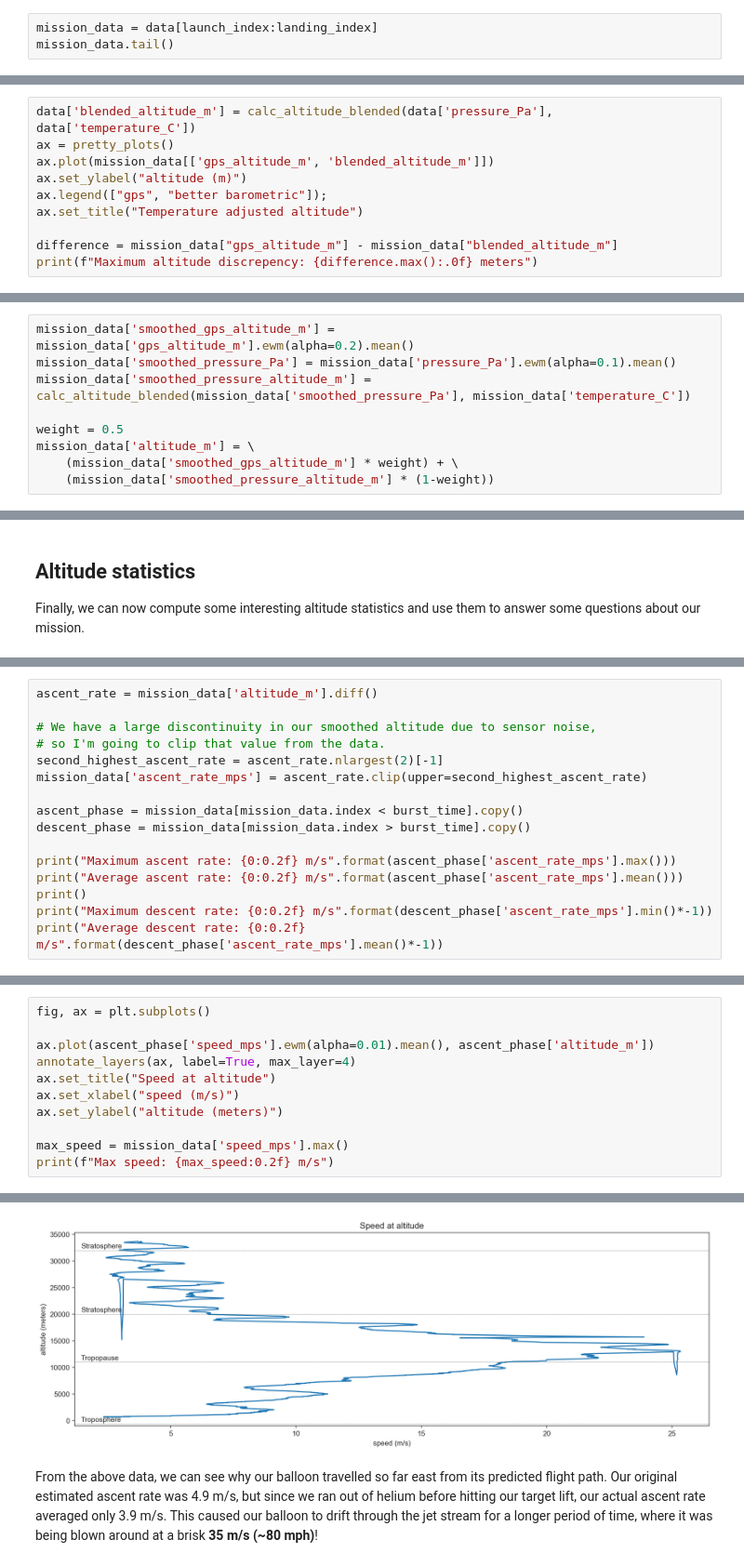
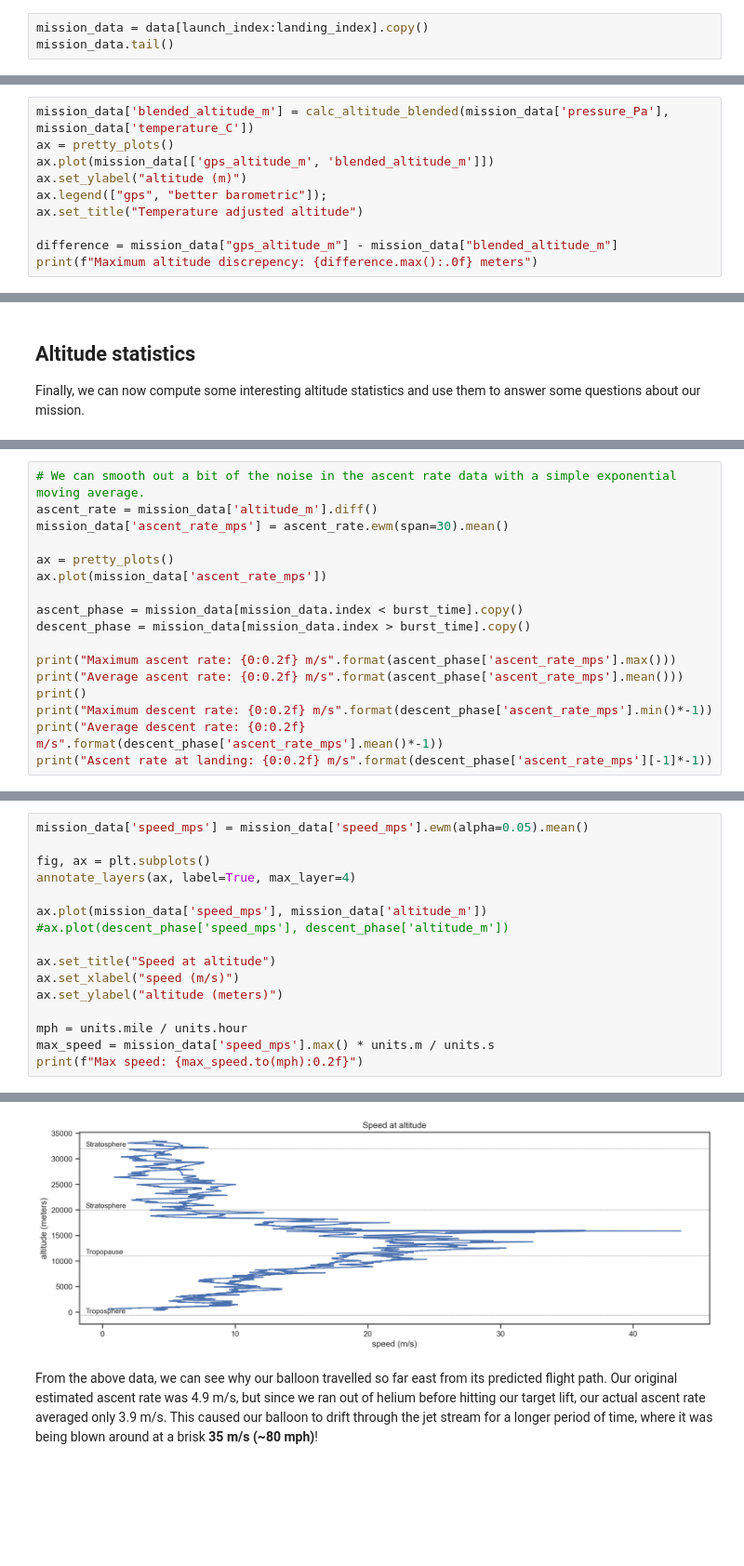
Before and after one commit to sea7aero/graupel-2, a Jupyter notebook: book/data-analysis.ipynb, the cells around one changed output, grey strips where cells are left out. Shown at 93% size. Saved outputs shown, nothing was run; the diff lists cells and outputs as text; blank space fills up the shorter version.

```diff
--- a/book/data-analysis.ipynb
+++ b/book/data-analysis.ipynb
@@ -89,7 +89,7 @@ Mission Duration  : 0 days 03:13:26
 Ascent Duration   : 0 days 02:36:14
 Descent Duration  : 0 days 00:37:12
 # %%
-mission_data = data[launch_index:landing_index]
+mission_data = data[launch_index:landing_index].copy()
 mission_data.tail()
 # %% [output]
 |  | millis | year | month | day | hour | minute | second | voltage | satellites | hdop | ... |
@@ -223,7 +225,7 @@ def calc_altitude_blended(pressure_Pa, temperature_C):
 
 calc_altitude_blended = np.vectorize(calc_altitude_blended)
 # %%
-data['blended_altitude_m'] = calc_altitude_blended(data['pressure_Pa'], data['temperature_C'])
+mission_data['blended_altitude_m'] = calc_altitude_blended(mission_data['pressure_Pa'], mission_data['temperature_C'])
 ax = pretty_plots()
 ax.plot(mission_data[['gps_altitude_m', 'blended_altitude_m']])
 ax.set_ylabel("altitude (m)")
@@ -380,9 +309,0 @@ The noise in the barometric pressure appears much more normally distributed than
-# %%
-mission_data['smoothed_gps_altitude_m'] = mission_data['gps_altitude_m'].ewm(alpha=0.2).mean()
-mission_data['smoothed_pressure_Pa'] = mission_data['pressure_Pa'].ewm(alpha=0.1).mean()
-mission_data['smoothed_pressure_altitude_m'] = calc_altitude_blended(mission_data['smoothed_pressure_Pa'], mission_data['temperature_C'])
-
-weight = 0.5
-mission_data['altitude_m'] = \
-    (mission_data['smoothed_gps_altitude_m'] * weight) + \
-    (mission_data['smoothed_pressure_altitude_m'] * (1-weight))
@@ -431,10 +322,10 @@ Burst altitude: 33678.2 meters (110420.3 feet)
 # %%
+# We can smooth out a bit of the noise in the ascent rate data with a simple exponential moving average.
 ascent_rate = mission_data['altitude_m'].diff()
+mission_data['ascent_rate_mps'] = ascent_rate.ewm(span=30).mean()
 
-# We have a large discontinuity in our smoothed altitude due to sensor noise,
-# so I'm going to clip that value from the data.
-second_highest_ascent_rate = ascent_rate.nlargest(2)[-1]
-mission_data['ascent_rate_mps'] = ascent_rate.clip(upper=second_highest_ascent_rate)
+ax = pretty_plots()
+ax.plot(mission_data['ascent_rate_mps'])
 
 ascent_phase = mission_data[mission_data.index < burst_time].copy()
 descent_phase = mission_data[mission_data.index > burst_time].copy()
@@ -444,4 +335,5 @@ print("Average ascent rate: {0:0.2f} m/s".format(ascent_phase['ascent_rate_mps']
 print()
 print("Maximum descent rate: {0:0.2f} m/s".format(descent_phase['ascent_rate_mps'].min()*-1))
 print("Average descent rate: {0:0.2f} m/s".format(descent_phase['ascent_rate_mps'].mean()*-1))
+print("Ascent rate at landing: {0:0.2f} m/s".format(descent_phase['ascent_rate_mps'][-1]*-1))
 # %% [output]
@@ -458,12 +353,17 @@ See the caveats in the documentation: https://pandas.pydata.org/pandas-docs/stab
 # %%
+mission_data['speed_mps'] = mission_data['speed_mps'].ewm(alpha=0.05).mean()
+
 fig, ax = plt.subplots()
+annotate_layers(ax, label=True, max_layer=4)
 
-ax.plot(ascent_phase['speed_mps'].ewm(alpha=0.01).mean(), ascent_phase['altitude_m'])
-annotate_layers(ax, label=True, max_layer=4)
+ax.plot(mission_data['speed_mps'], mission_data['altitude_m'])
+#ax.plot(descent_phase['speed_mps'], descent_phase['altitude_m'])
+
 ax.set_title("Speed at altitude")
 ax.set_xlabel("speed (m/s)")
 ax.set_ylabel("altitude (meters)")
 
-max_speed = mission_data['speed_mps'].max()
-print(f"Max speed: {max_speed:0.2f} m/s")
+mph = units.mile / units.hour
+max_speed = mission_data['speed_mps'].max() * units.m / units.s
+print(f"Max speed: {max_speed.to(mph):0.2f}")
 # %% [output]
@@ -471,3 +371,3 @@ Max speed: 200.70 m/s
-[figure, old version]
+[figure, new version]
 # %% [markdown]
 From the above data, we can see why our balloon travelled so far east from its predicted flight path. Our original estimated ascent rate was 4.9 m/s, but since we ran out of helium before hitting our target lift, our actual ascent rate averaged only 3.9 m/s.  This caused our balloon to drift through the jet stream for a longer period of time, where it was being blown around at a brisk **35 m/s (~80 mph)**!
```
Also changed, not shown: parts of 30 cells of this notebook, 58 other files.
